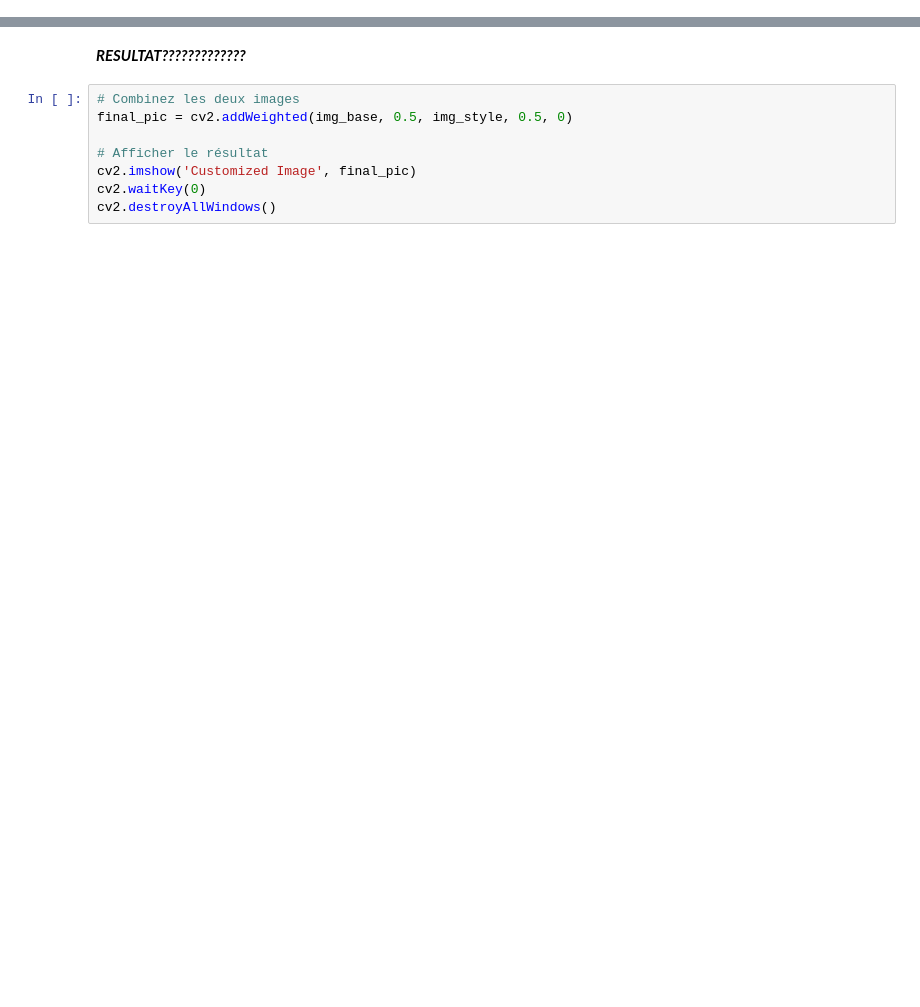
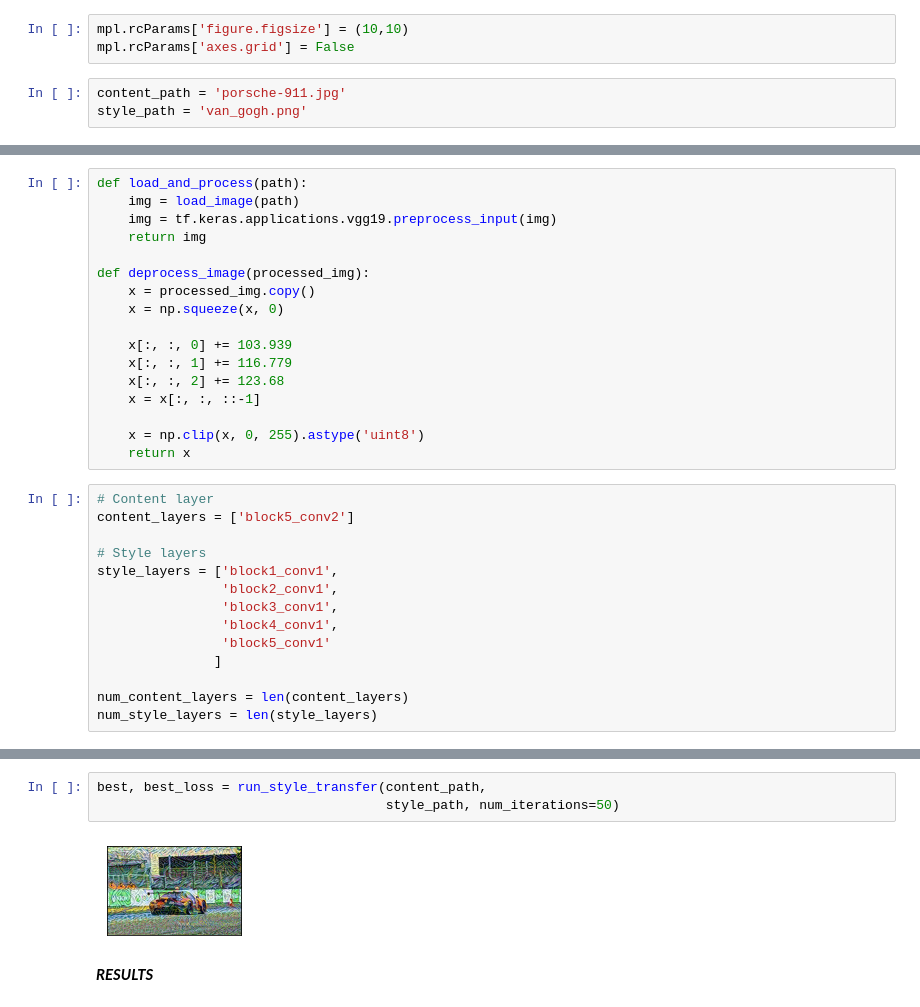
Before and after one commit to Sckylle/Code24H_2023, a Jupyter notebook: fifi_v1.ipynb, the cells around one changed output, grey strips where cells are left out. Drawn from its saved outputs; the diff is of its cells as text; blank space fills up the shorter version.

```diff
--- a/fifi_v1.ipynb
+++ b/fifi_v1.ipynb
@@ -68,0 +16,6 @@ img_style = img_style * mask
+# %%
+mpl.rcParams['figure.figsize'] = (10,10)
+mpl.rcParams['axes.grid'] = False
+# %%
+content_path = 'porsche-911.jpg'
+style_path = 'van_gogh.png'
@@ -68,0 +63,31 @@ img_style = img_style * mask
+# %%
+def load_and_process(path):
+    img = load_image(path)
+    img = tf.keras.applications.vgg19.preprocess_input(img)
+    return img
+
+def deprocess_image(processed_img):
+    x = processed_img.copy()
+    x = np.squeeze(x, 0)
+
+    x[:, :, 0] += 103.939
+    x[:, :, 1] += 116.779
+    x[:, :, 2] += 123.68
+    x = x[:, :, ::-1]
+
+    x = np.clip(x, 0, 255).astype('uint8')
+    return x
+# %%
+# Content layer
+content_layers = ['block5_conv2']
+
+# Style layers
+style_layers = ['block1_conv1',
+                'block2_conv1',
+                'block3_conv1',
+                'block4_conv1',
+                'block5_conv1'
+               ]
+
+num_content_layers = len(content_layers)
+num_style_layers = len(style_layers)
@@ -69,10 +266,7 @@ img_style = img_style * mask
+# %%
+best, best_loss = run_style_transfer(content_path,
+                                     style_path, num_iterations=50)
+# %% [output]
+[figure, added]
 # %% [markdown]
-***RESULTAT?????????????***
+***RESULTS***
-# %%
-# Combinez les deux images
-final_pic = cv2.addWeighted(img_base, 0.5, img_style, 0.5, 0)
-
-# Afficher le résultat
-cv2.imshow('Customized Image', final_pic)
-cv2.waitKey(0)
-cv2.destroyAllWindows()
```
Also changed, not shown: parts of 17 cells of this notebook.
